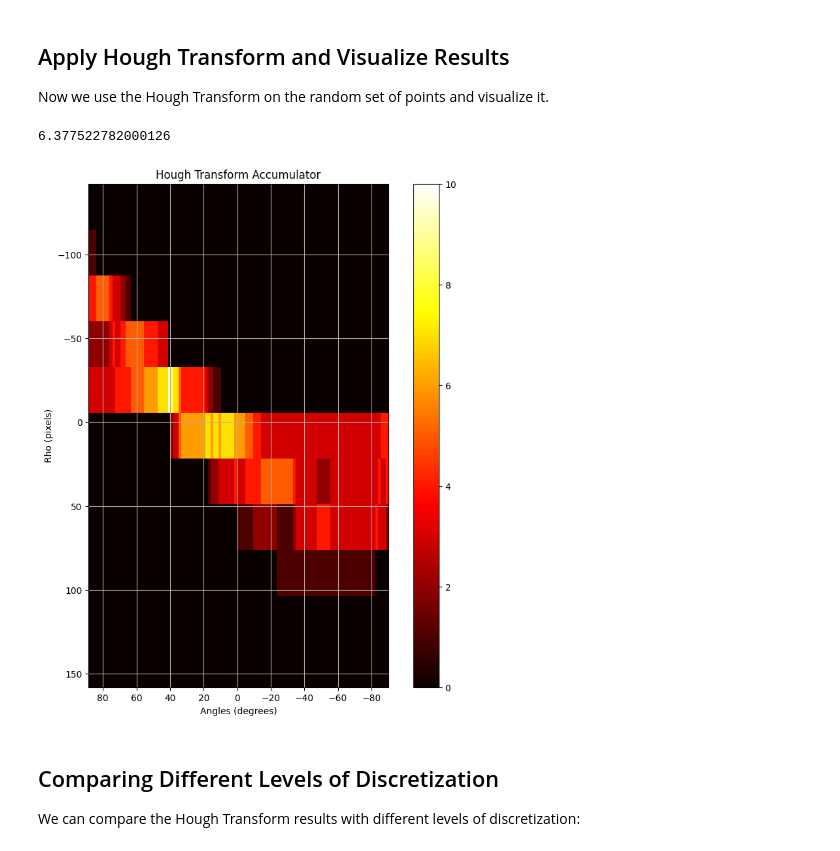
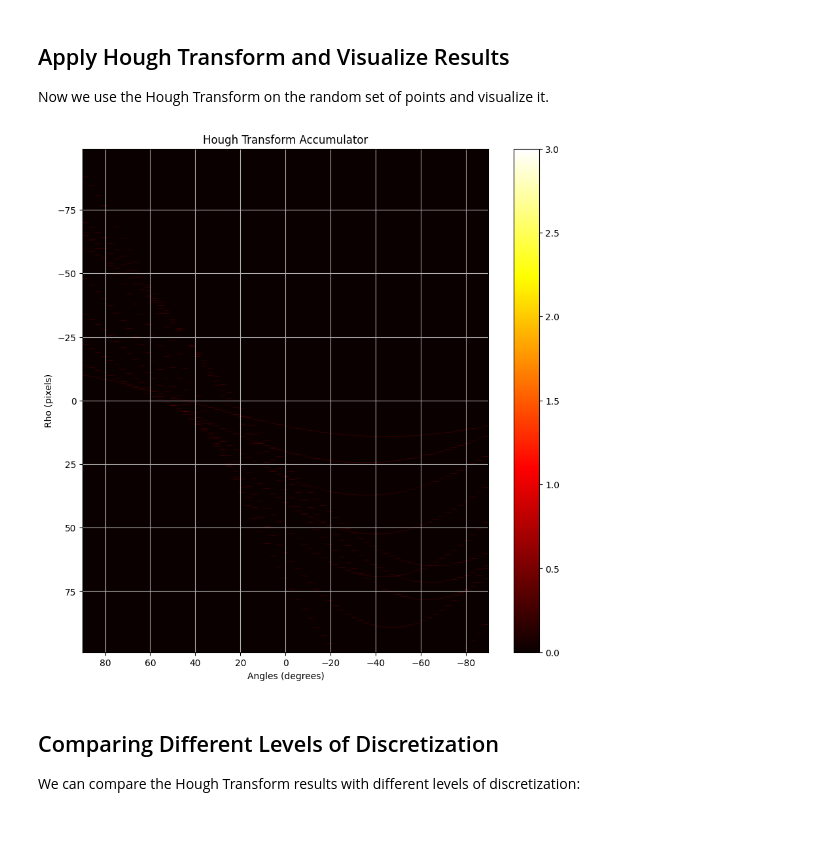
Before and after one commit to isaacGrinboim/Geometry---Hough-and-Canny, a Jupyter notebook: demo.ipynb, the cells around one changed output. Drawn from its saved outputs; the diff is of its cells as text; code cells hidden in the pictures.

```diff
--- a/demo.ipynb
+++ b/demo.ipynb
@@ -13,8 +13,6 @@ We generate a set of random points in the first quadrant.
 These points will be used as input data for the Hough Transform demo.
 # %%
 num_points = 20  # Number of points
-x_max = 100      # max x value
-y_max = 100      # max y value
 
 np.random.seed(37317)
 # x_points = np.random.uniform(0, x_max, num_points)
@@ -30,8 +28,22 @@ y_points = [10,14,22,34,48,66,88,60,65,70]
 x_points = np.array([10, 20, 30, 40, 50, 60, 70, 25, 30, 35])
 y_points = np.array([10, 14, 22, 34, 48, 66, 88, 60, 65, 70])
 arctan_values = np.arctan2(y_points, x_points)
-max_arctan = np.max(arctan_values)
-thresh = (1/4)/max_arctan
+
+
+x_min, x_max = np.min(x_points), np.max(x_points)
+y_min, y_max = np.min(y_points), np.max(y_points)
+diag_len = int(np.ceil(np.sqrt((x_max - x_min)**2 + (y_max - y_min)**2)))
+
+
+
+alpha = 0.1
+delta_rho = alpha/2 # Delta rho
+
+arctan_values = np.arctan2(y_points, x_points)
+rho_values_for_rho_max = x_points * np.cos(arctan_values) + y_points * np.sin(arctan_values)
+rho_max = np.max(rho_values_for_rho_max)
+delta_theta = (delta_rho/2*rho_max) # Delta theta
+
 
 
 ###
@@ -99,33 +110,34 @@ accumulator, accumulator_modified, thetas, rhos = hough_line_points_with_convolu
 
 Visualization of the accumulator matrix to show the parameter space that correspond to lines.
 # %%
-def plot_hough_accumulator(accumulator, thetas, rhos):
+def plot_hough_accumulator(accumulator, thetas, rho0, aspect_ratio='auto'):
     plt.figure(figsize=(10, 10))
     plt.imshow(
         accumulator, cmap='hot',
-        extent=[np.rad2deg(thetas[-1]), np.rad2deg(thetas[0]), rhos[-1], rhos[0]]
+        extent=[np.rad2deg(thetas[-1]), np.rad2deg(thetas[0]), rhos[-1], rhos[0]],
+        aspect = aspect_ratio
     )
     plt.title('Hough Transform Accumulator')
     plt.xlabel('Angles (degrees)')
     plt.ylabel('Rho (pixels)')
     plt.grid(True)
     plt.colorbar()
+
     plt.show()
 # %% [markdown]
 ## Apply Hough Transform and Visualize Results
 
 Now we use the Hough Transform on the random set of points and visualize it.
 # %%
-# angle_step, rho_step = 3,20
-angle_step, rho_step = 3,30
-print(thresh*rho_step)
-angle_step = 1/4*thresh*rho_step
+angle_step, rho_step = delta_theta,delta_rho
+# angle_step, rho_step = 0.05,0.1
+# print(thresh*rho_step)
+# angle_step = 1/4*thresh*rho_step
 
 accumulator, thetas, rhos = hough_line_points(x_points, y_points,angle_step, rho_step)
 plot_hough_accumulator(accumulator, thetas, rhos)
 # %% [output]
-6.377522782000126
-[figure, old version]
+[figure, new version]
 # %% [markdown]
 ## Comparing Different Levels of Discretization
 
```
Also changed, not shown: parts of 7 cells of this notebook, 2 other files.
